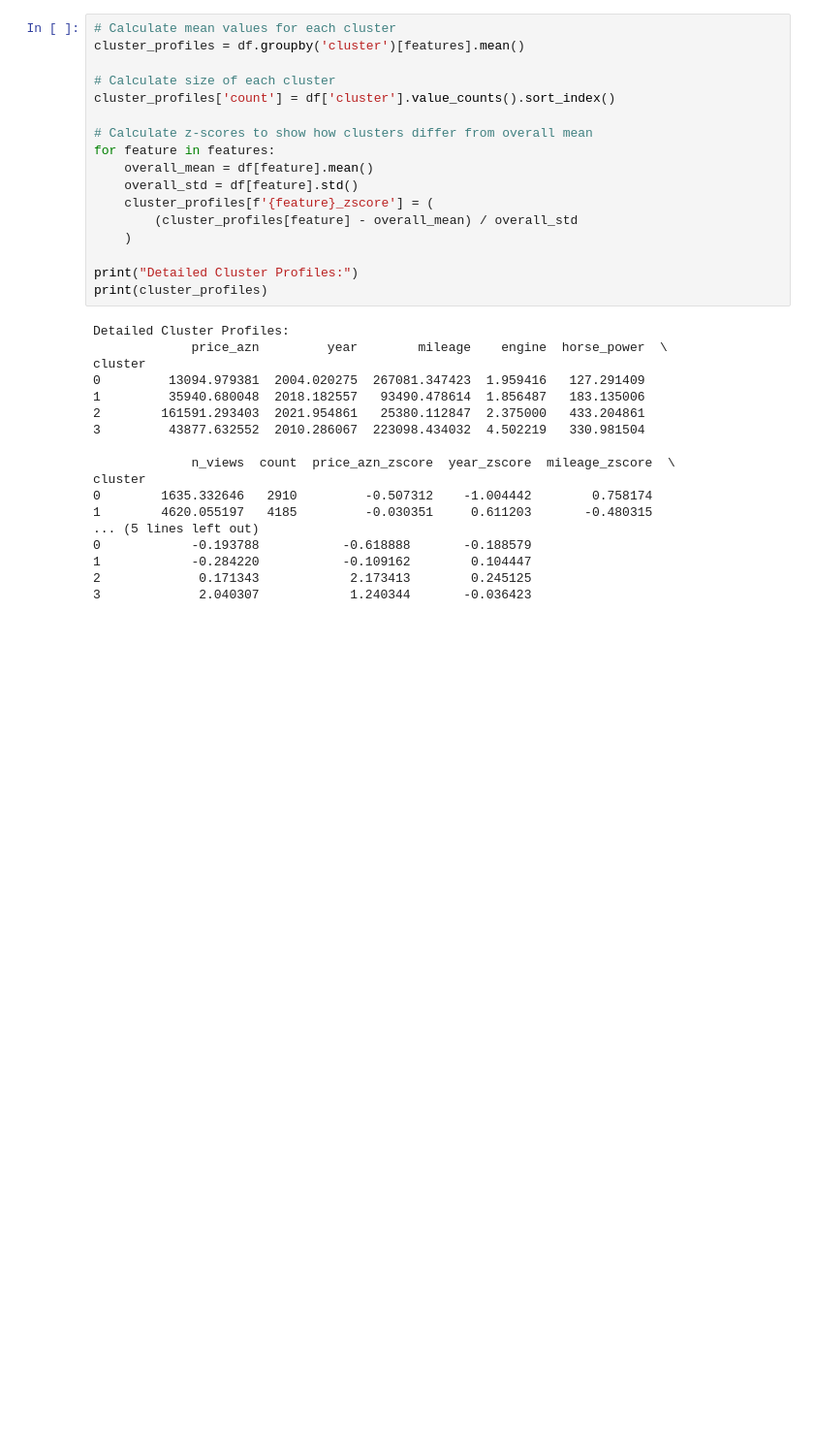
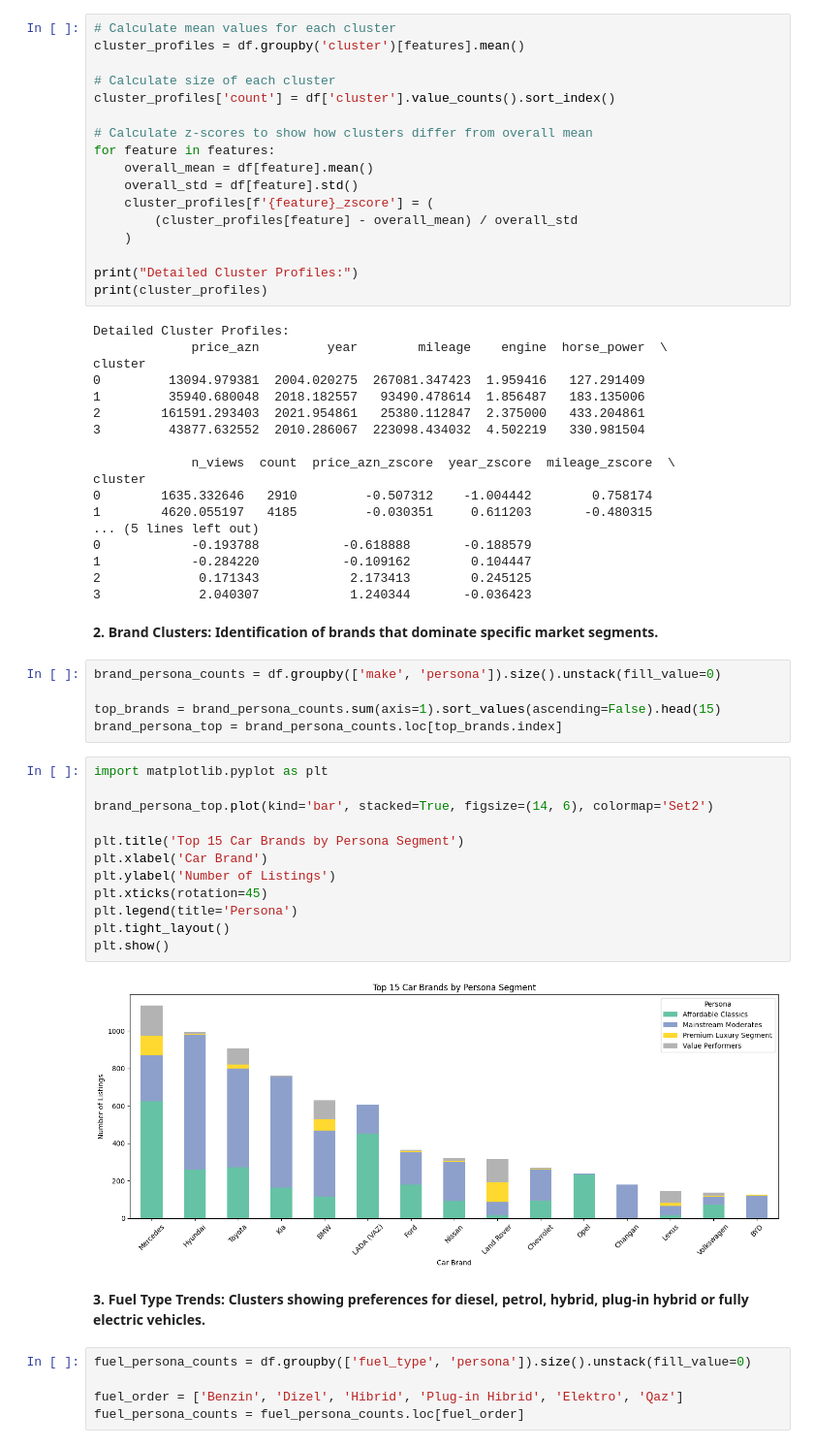
Before and after one commit to SadigMammadov/Turbo_Az_Clustering, a Jupyter notebook: kmeans.ipynb, the cells around one changed output. Shown at 97% size. Cells and saved outputs as stored; diff of their text form; blank space fills up the shorter version.

```diff
--- a/kmeans.ipynb
+++ b/kmeans.ipynb
@@ -136,3 +138,31 @@ cluster
 1            -0.284220           -0.109162        0.104447
 2             0.171343            2.173413        0.245125
 3             2.040307            1.240344       -0.036423
+# %% [markdown]
+**2. Brand Clusters: Identification of brands that dominate specific market segments.**
+# %%
+brand_persona_counts = df.groupby(['make', 'persona']).size().unstack(fill_value=0)
+
+top_brands = brand_persona_counts.sum(axis=1).sort_values(ascending=False).head(15)
+brand_persona_top = brand_persona_counts.loc[top_brands.index]
+# %%
+import matplotlib.pyplot as plt
+
+brand_persona_top.plot(kind='bar', stacked=True, figsize=(14, 6), colormap='Set2')
+
+plt.title('Top 15 Car Brands by Persona Segment')
+plt.xlabel('Car Brand')
+plt.ylabel('Number of Listings')
+plt.xticks(rotation=45)
+plt.legend(title='Persona')
+plt.tight_layout()
+plt.show()
+# %% [output]
+[figure, added]
+# %% [markdown]
+**3. Fuel Type Trends: Clusters showing preferences for diesel, petrol, hybrid, plug-in hybrid or fully electric vehicles.**
+# %%
+fuel_persona_counts = df.groupby(['fuel_type', 'persona']).size().unstack(fill_value=0)
+
+fuel_order = ['Benzin', 'Dizel', 'Hibrid', 'Plug-in Hibrid', 'Elektro', 'Qaz']
+fuel_persona_counts = fuel_persona_counts.loc[fuel_order]
```
Also changed, not shown: parts of 4 cells of this notebook.
